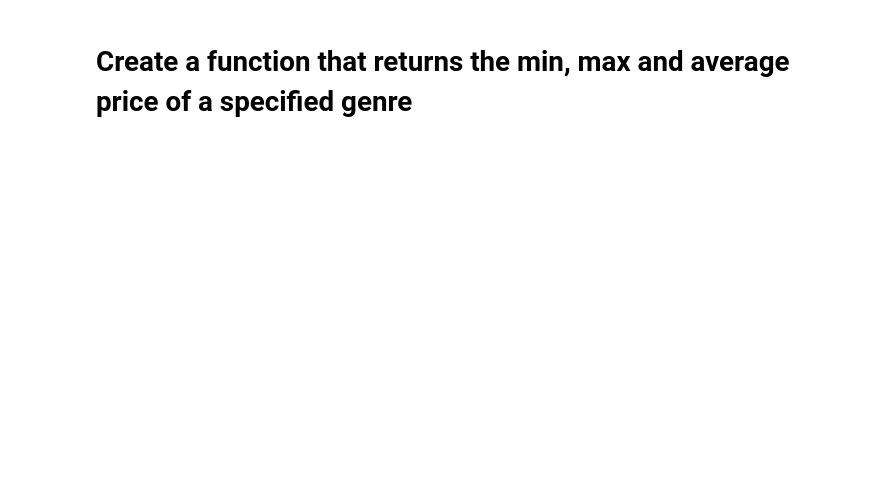
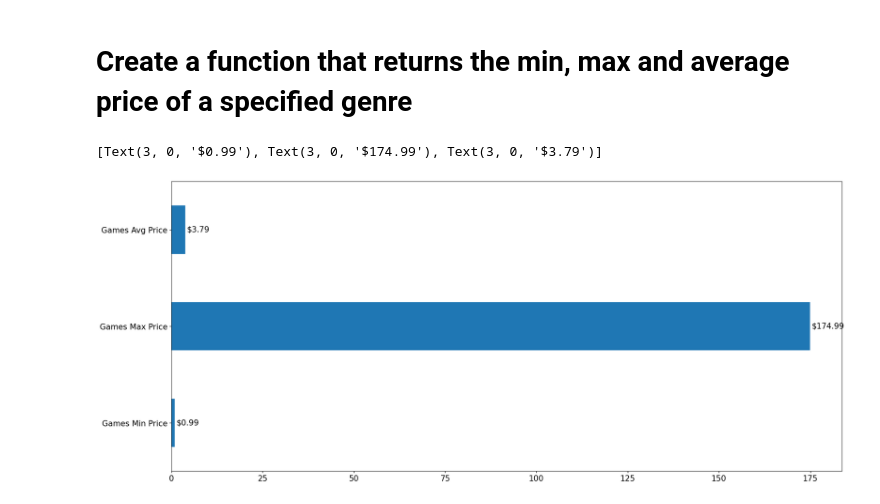
Before and after one commit to DylanMH/AppleAppDataAnalysis, a Jupyter notebook: pythoncode.ipynb, the cells around one changed output. Saved outputs shown, nothing was run; the diff lists cells and outputs as text; code cells hidden in the pictures; blank space fills up the shorter version.

```diff
--- a/pythoncode.ipynb
+++ b/pythoncode.ipynb
@@ -151,8 +177,7 @@ def genre_pricing(genre):
             genre_list.append(price)
 
     ## I want this function to return the pricing values of the genre specified
+    global genre_min_price, genre_max_price, genre_avg
     genre_min_price = min(genre_list)
     genre_max_price = max(genre_list)
     genre_avg = sum(genre_list) / len(genre_list)
-
-    return genre_min_price, genre_max_price, genre_avg
@@ -163,0 +184,14 @@ genre_pricing_dict = {'Genres': [inp1],
+# %%
+
+genre_pricing('Games')
+
+genre_pricing_dict = {'Genre': [inp1 + ' Min Price', inp1 + ' Max Price', inp1 + ' Avg Price'],
+                        'Pricing Values':[genre_min_price, genre_max_price, genre_avg]}
+pricing_df = pd.DataFrame(genre_pricing_dict)
+
+pricing_graph = pricing_df.plot.barh(x = 'Genre', y = 'Pricing Values', figsize = (23, 10), legend = False)
+pricing_graph.yaxis.set_label_text("")
+pricing_graph.bar_label(pricing_graph.containers[0], fmt = '$%.2f', color = 'black', padding = 3)
+# %% [output]
+[Text(3, 0, '$0.99'), Text(3, 0, '$174.99'), Text(3, 0, '$3.79')]
+[figure, added]
```
Also changed, not shown: parts of 4 cells of this notebook.
